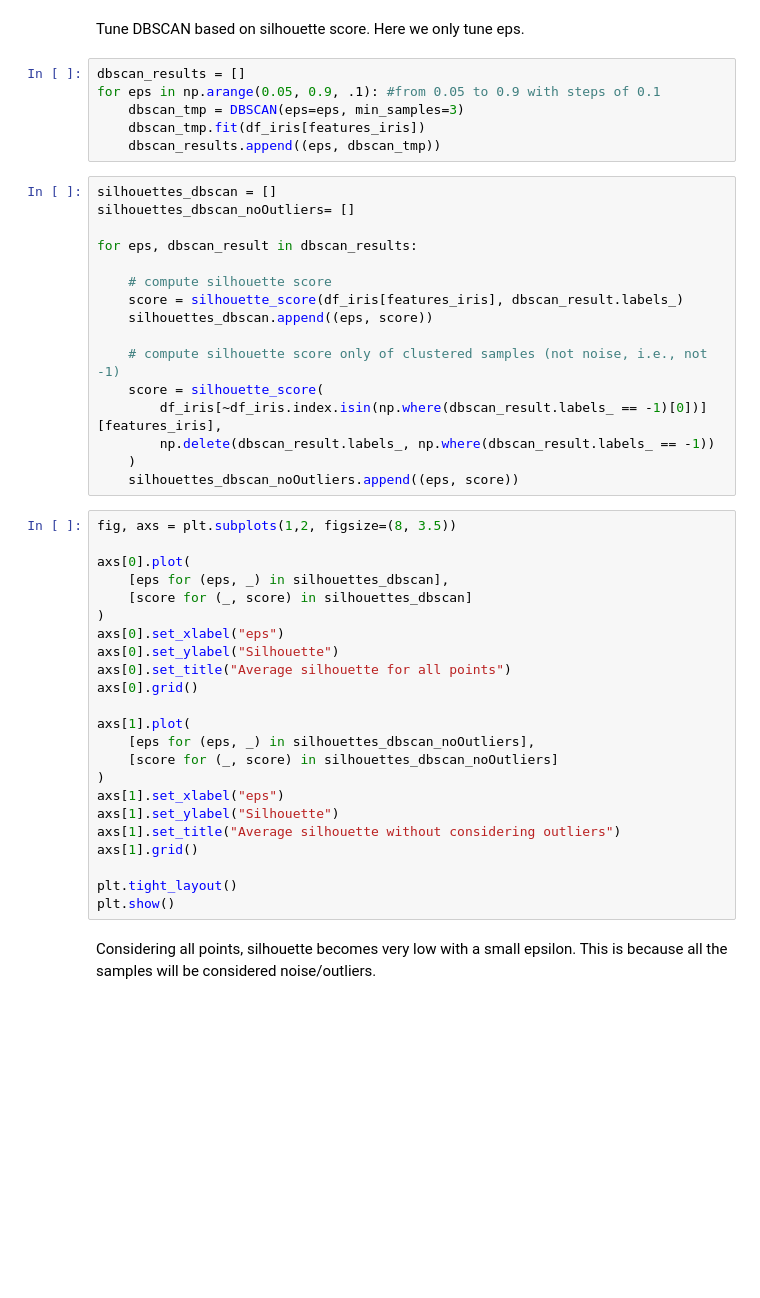
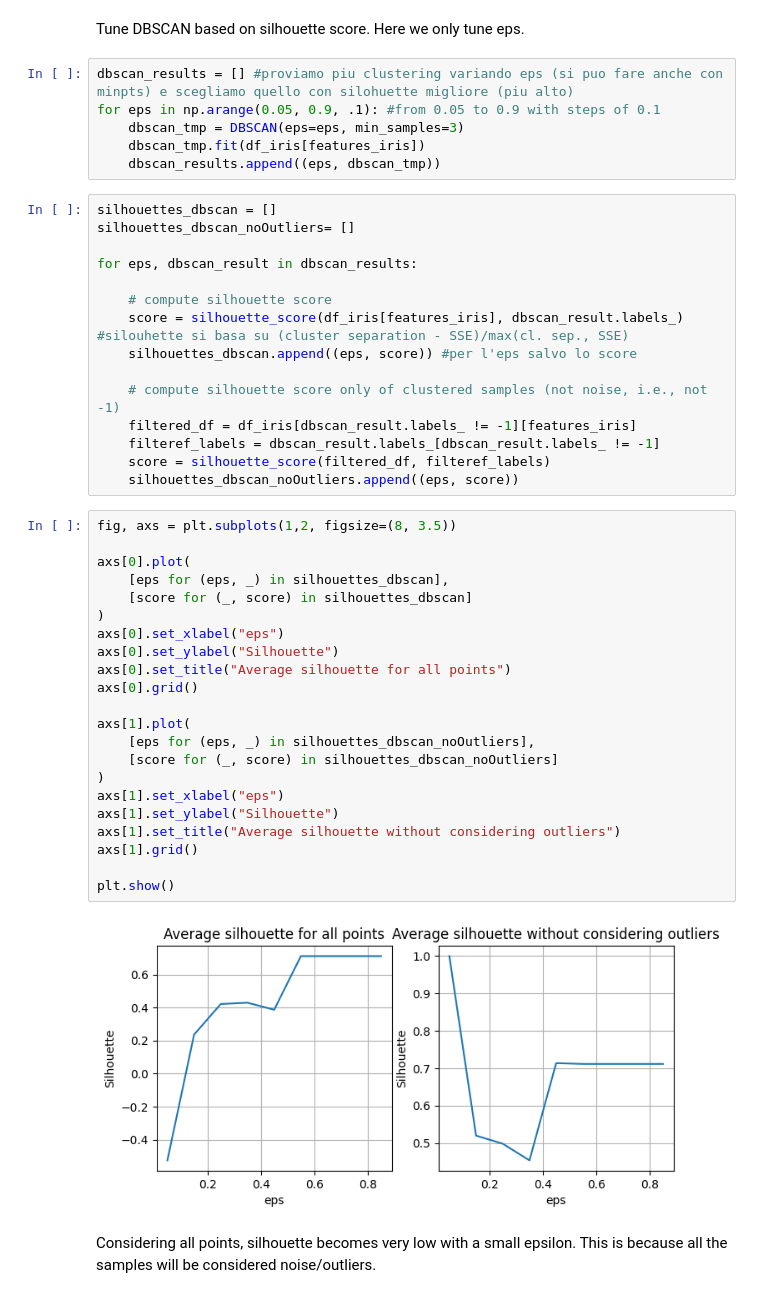
Before and after one commit to LuigiGonnella/From-0-to-LLM, a Jupyter notebook: 2) Clustering/Lab2_Scikit-Learn_clustering.ipynb, the cells around one changed output. Drawn from its saved outputs; the diff is of its cells as text; blank space fills up the shorter version.

```diff
--- a/2) Clustering/Lab2_Scikit-Learn_clustering.ipynb
+++ b/2) Clustering/Lab2_Scikit-Learn_clustering.ipynb
@@ -303,7 +336,7 @@ plot_clustering(df_iris[features_iris], dbscan.labels_)
 # %% [markdown]
 Tune DBSCAN based on silhouette score. Here we only tune eps.
 # %%
-dbscan_results = []
+dbscan_results = [] #proviamo piu clustering variando eps (si puo fare anche con minpts) e scegliamo quello con silohuette migliore (piu alto)
 for eps in np.arange(0.05, 0.9, .1): #from 0.05 to 0.9 with steps of 0.1
     dbscan_tmp = DBSCAN(eps=eps, min_samples=3)
     dbscan_tmp.fit(df_iris[features_iris])
@@ -315,38 +348,38 @@ silhouettes_dbscan_noOutliers= []
 for eps, dbscan_result in dbscan_results:
 
     # compute silhouette score
-    score = silhouette_score(df_iris[features_iris], dbscan_result.labels_)
-    silhouettes_dbscan.append((eps, score))
+    score = silhouette_score(df_iris[features_iris], dbscan_result.labels_) #silouhette si basa su (cluster separation - SSE)/max(cl. sep., SSE)
+    silhouettes_dbscan.append((eps, score)) #per l'eps salvo lo score
 
     # compute silhouette score only of clustered samples (not noise, i.e., not -1)
-    score = silhouette_score(
-        df_iris[~df_iris.index.isin(np.where(dbscan_result.labels_ == -1)[0])][features_iris],
-        np.delete(dbscan_result.labels_, np.where(dbscan_result.labels_ == -1))
-    )
+    filtered_df = df_iris[dbscan_result.labels_ != -1][features_iris]
+    filteref_labels = dbscan_result.labels_[dbscan_result.labels_ != -1]
+    score = silhouette_score(filtered_df, filteref_labels)
     silhouettes_dbscan_noOutliers.append((eps, score))
 # %%
 fig, axs = plt.subplots(1,2, figsize=(8, 3.5))
 
 axs[0].plot(
     [eps for (eps, _) in silhouettes_dbscan],
     [score for (_, score) in silhouettes_dbscan]
 )
 axs[0].set_xlabel("eps")
 axs[0].set_ylabel("Silhouette")
 axs[0].set_title("Average silhouette for all points")
 axs[0].grid()
 
 axs[1].plot(
     [eps for (eps, _) in silhouettes_dbscan_noOutliers],
     [score for (_, score) in silhouettes_dbscan_noOutliers]
 )
 axs[1].set_xlabel("eps")
 axs[1].set_ylabel("Silhouette")
 axs[1].set_title("Average silhouette without considering outliers")
 axs[1].grid()
 
-plt.tight_layout()
 plt.show()
+# %% [output]
+[figure, added]
 # %% [markdown]
 Considering all points, silhouette becomes very low with a small epsilon. This is because all the samples will be considered noise/outliers.
 # %%
```
Also changed, not shown: parts of 36 cells of this notebook, 17 other files.
